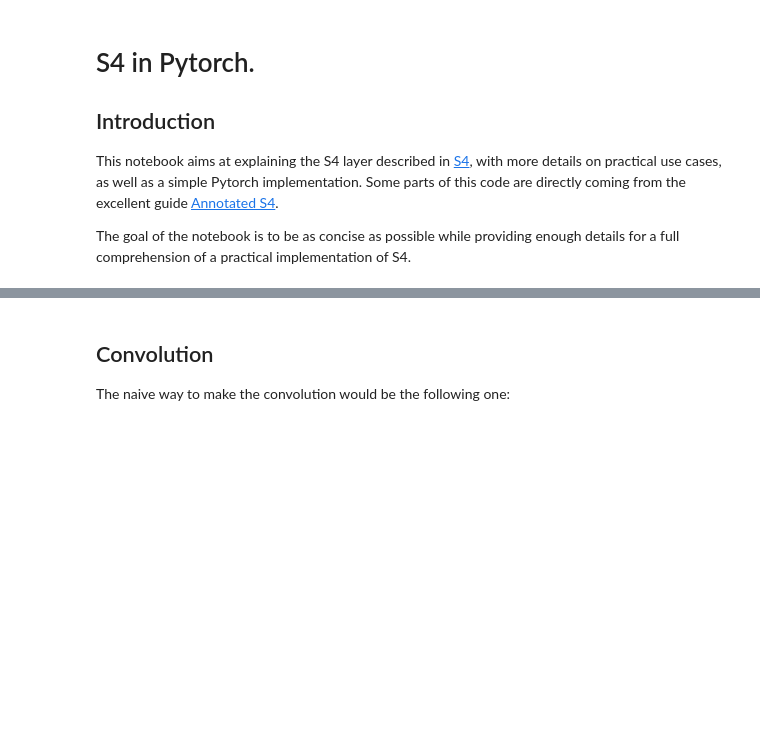
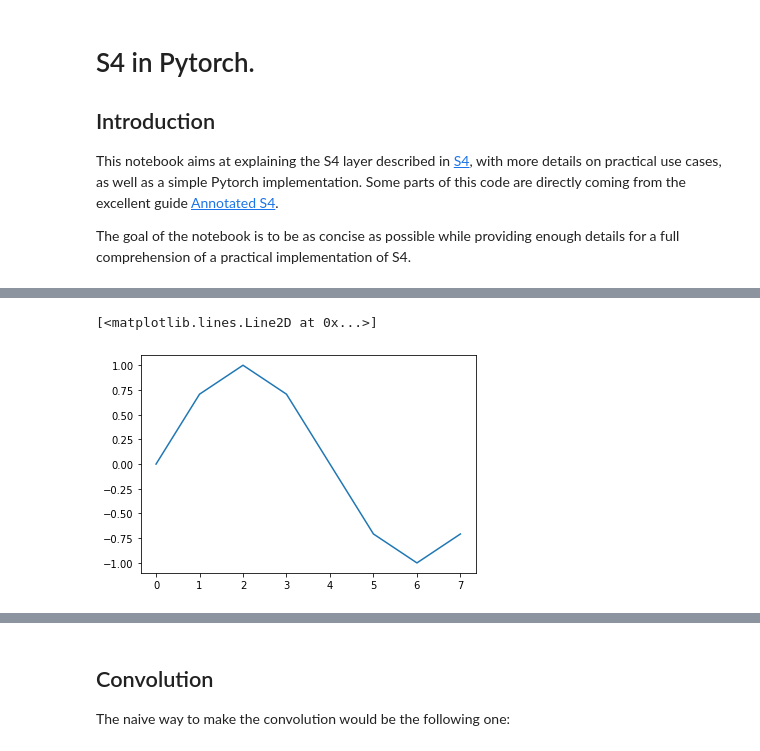
Before and after one commit to flbbb/annotated-s4-pytorch, a Jupyter notebook: computations.ipynb, the cells around one changed output, grey strips where cells are left out. Cells and saved outputs as stored; diff of their text form; code cells hidden in the pictures; blank space fills up the shorter version.

```diff
--- a/computations.ipynb
+++ b/computations.ipynb
@@ -120,0 +150,7 @@ To overcome these problem, S4 introduces the formalism of state-space models:
+# %%
+N = 10
+L = 8
+
+A = torch.randn(N, N)
+b = torch.rand(N, 1)
+c = torch.rand(N, 1)
@@ -120,0 +159,7 @@ To overcome these problem, S4 introduces the formalism of state-space models:
+# %%
+seq_interval = torch.arange(L)
+u = torch.sin(2 * torch.pi * torch.arange(L) / L)
+plt.plot(u)
+# %% [output]
+[<matplotlib.lines.Line2D at 0x...>]
+[figure, added]
```
Also changed, not shown: parts of 25 cells of this notebook.
